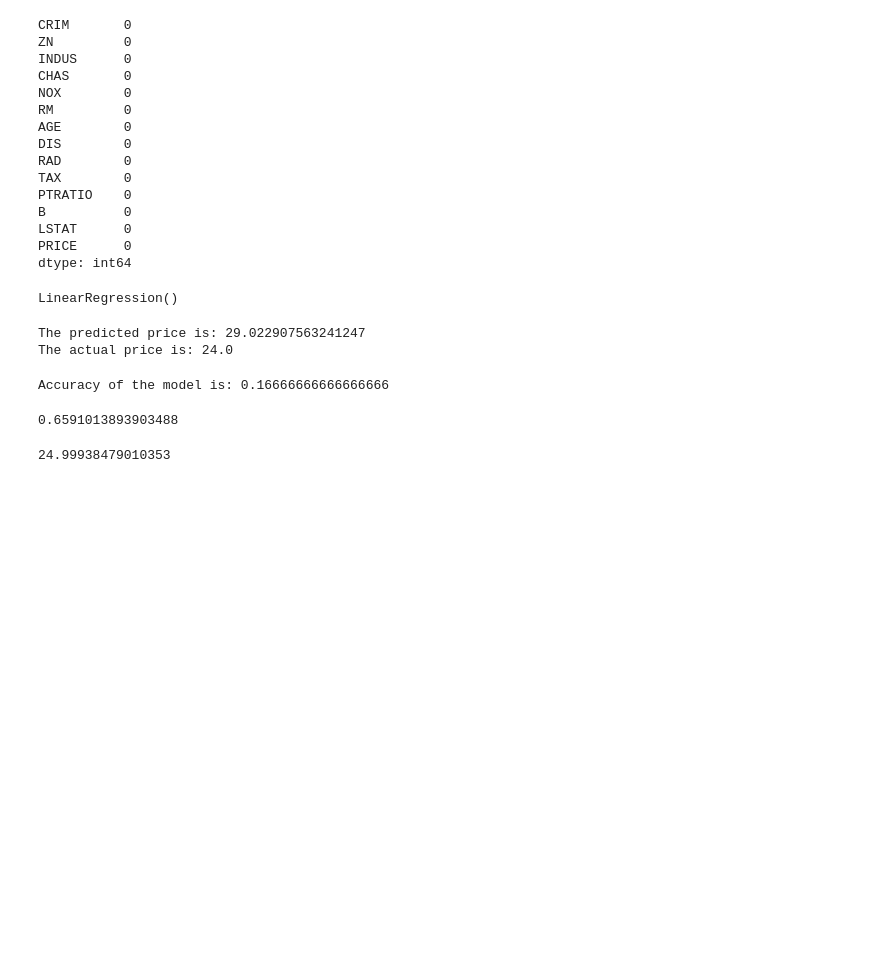
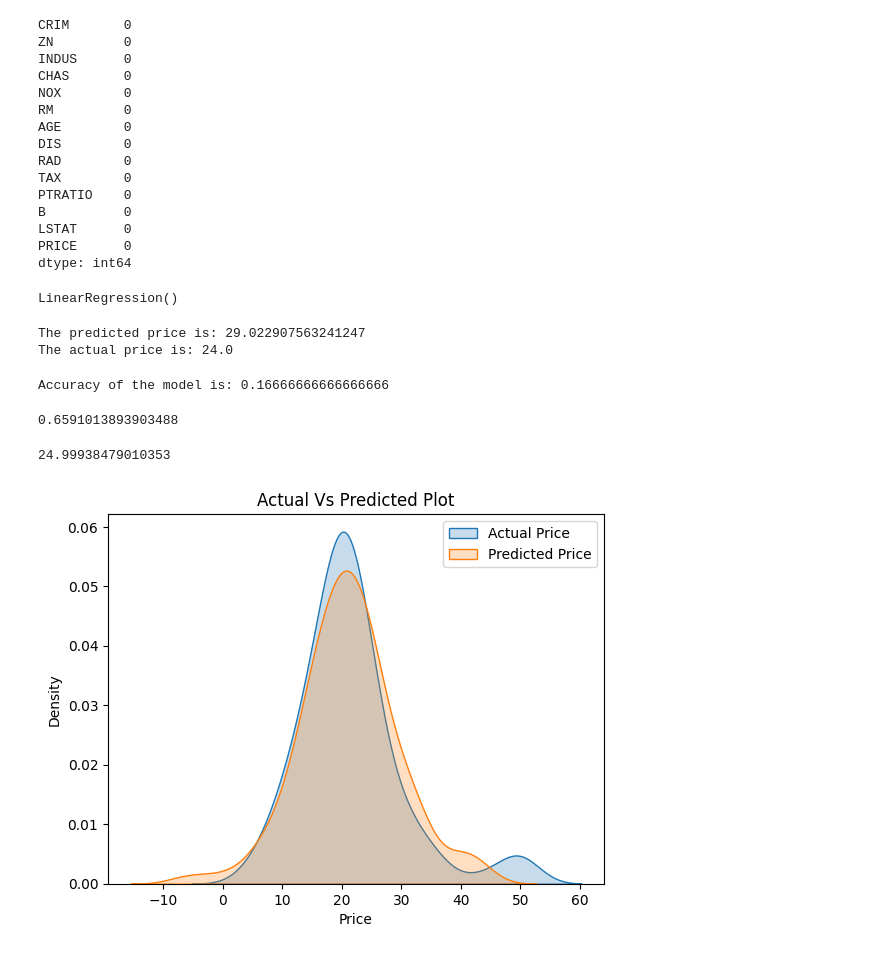
Before and after one commit to PmCoder26/dsbda-lab-practicals, a Jupyter notebook: practice/a_4.ipynb, the cells around one changed output. Cells and saved outputs as stored; diff of their text form; code cells hidden in the pictures; blank space fills up the shorter version.

```diff
--- a/practice/a_4.ipynb
+++ b/practice/a_4.ipynb
@@ -156,3 +157,13 @@ mse = mean_squared_error(y_test, y_pred)
 mse
 # %% [output]
 24.99938479010353
+# %%
+# kdeplot for actual vs predicted values.
+sns.kdeplot(data=y_test, label='Actual Price', fill=True)
+sns.kdeplot(data=y_pred, label='Predicted Price', fill=True)
+plt.title('Actual Vs Predicted Plot')
+plt.xlabel('Price')
+plt.legend()
+plt.show()
+# %% [output]
+[figure, added]
```
Also changed, not shown: parts of 1 cell of this notebook, 2 other files.
